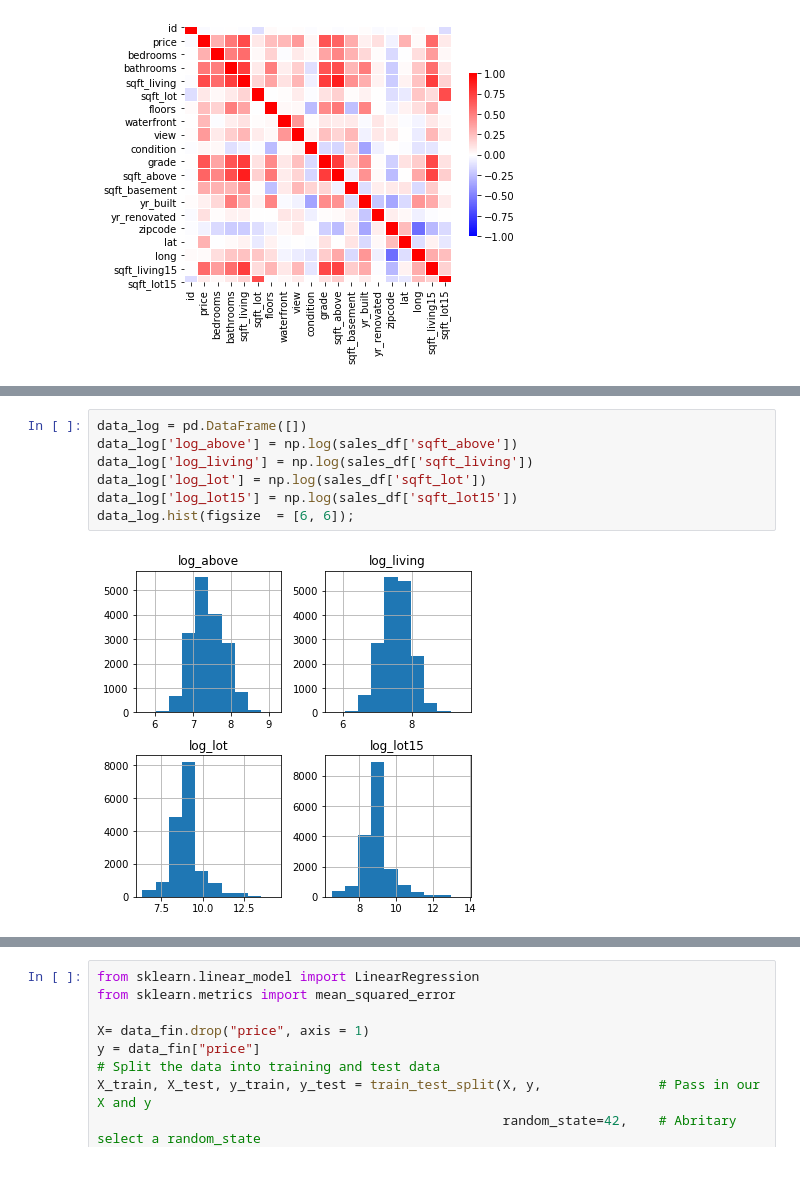
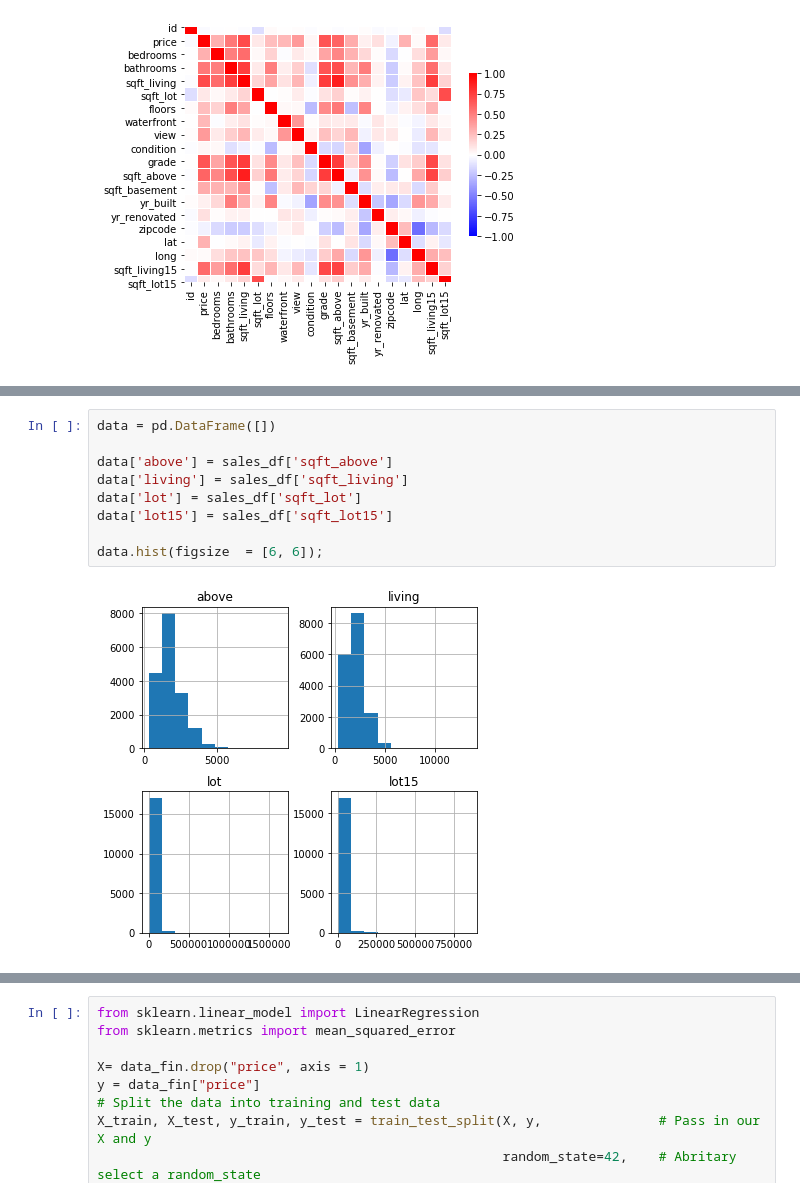
Before and after one commit to dorjeys3/King_County_Real_Estate, a Jupyter notebook: Book 2.ipynb, the cells around one changed output, grey strips where cells are left out. Saved outputs shown, nothing was run; the diff lists cells and outputs as text.

```diff
--- a/Book 2.ipynb
+++ b/Book 2.ipynb
@@ -114,9 +96,11 @@ multicolinear_features(sales_df)
 # %%
-data_log = pd.DataFrame([])
-data_log['log_above'] = np.log(sales_df['sqft_above'])
-data_log['log_living'] = np.log(sales_df['sqft_living'])
-data_log['log_lot'] = np.log(sales_df['sqft_lot'])
-data_log['log_lot15'] = np.log(sales_df['sqft_lot15'])
-data_log.hist(figsize  = [6, 6]);
+data = pd.DataFrame([])
+
+data['above'] = sales_df['sqft_above']
+data['living'] = sales_df['sqft_living']
+data['lot'] = sales_df['sqft_lot']
+data['lot15'] = sales_df['sqft_lot15']
+
+data.hist(figsize  = [6, 6]);
 # %% [output]
-[figure, old version]
+[figure, new version]
```
Also changed, not shown: parts of 24 cells of this notebook, 4 other files.
